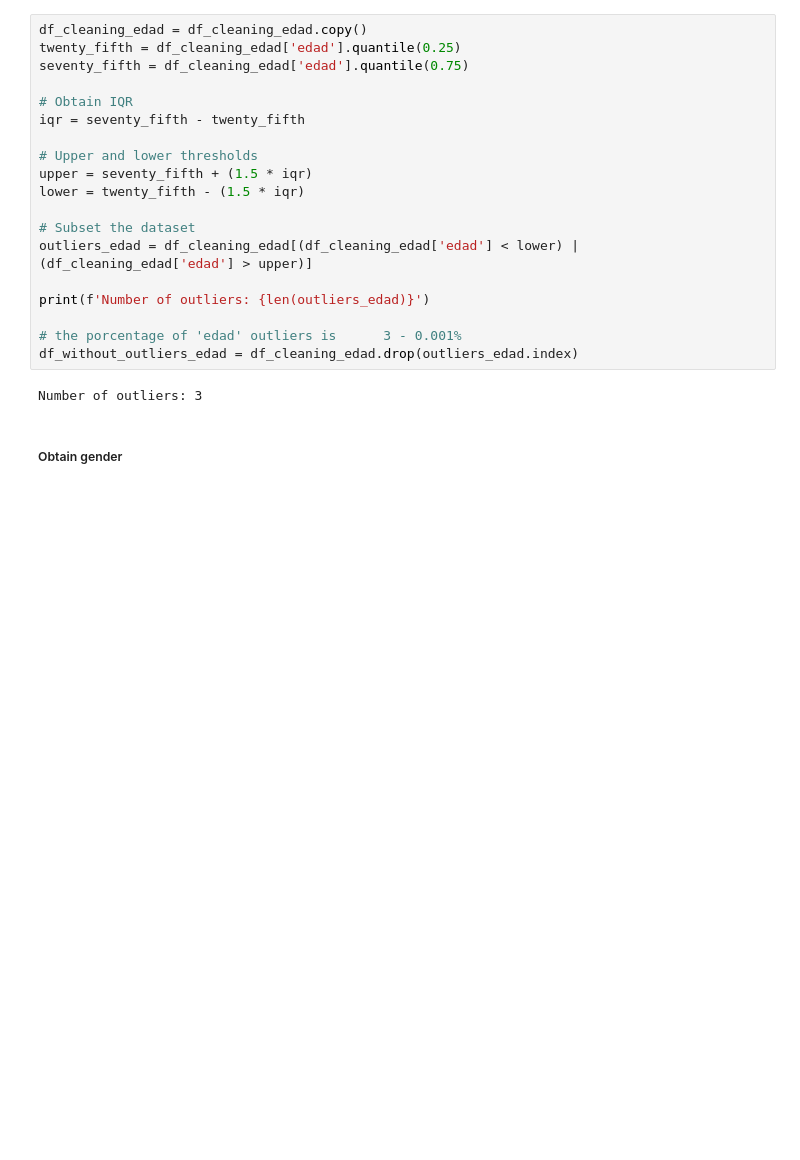
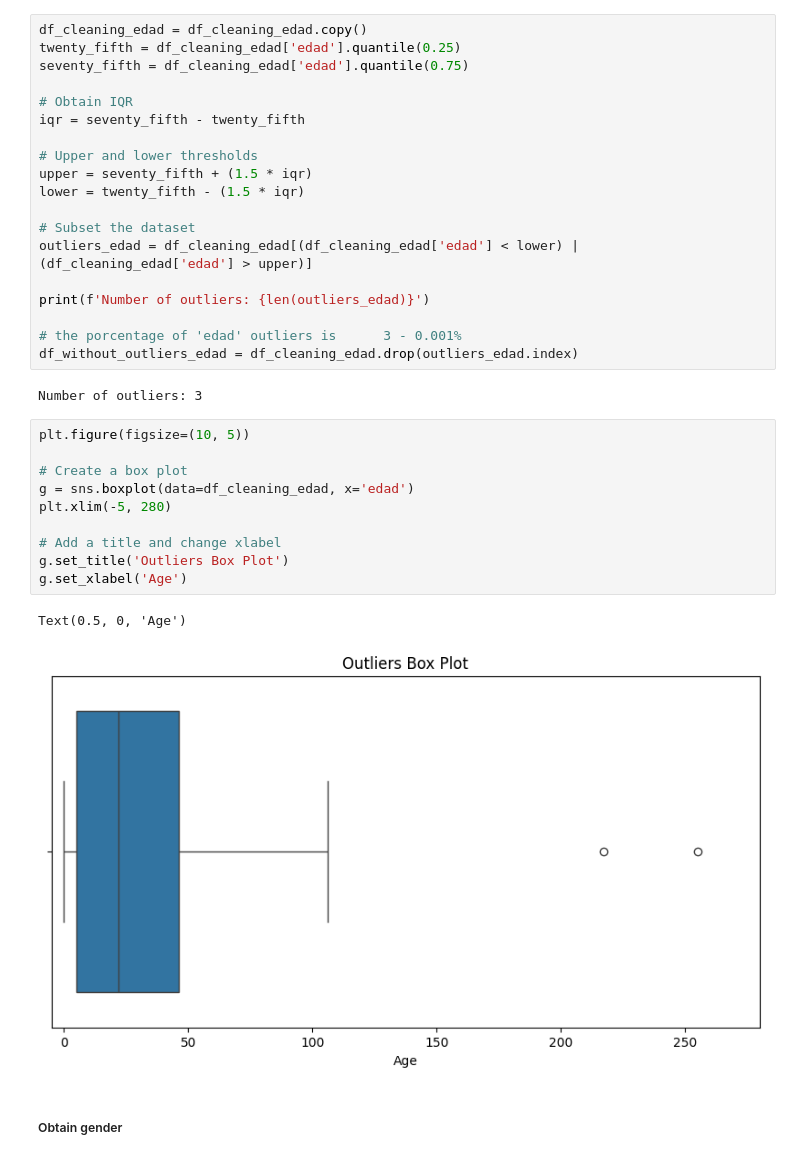
Before and after one commit to isaacmenchaca97/hospital_wait_time_prediction, a Jupyter notebook: ART/data_analysis.ipynb, the cells around one changed output. Drawn from its saved outputs; the diff is of its cells as text; blank space fills up the shorter version.

```diff
--- a/ART/data_analysis.ipynb
+++ b/ART/data_analysis.ipynb
@@ -113,6 +106,19 @@ print(f'Number of outliers: {len(outliers_edad)}')
 df_without_outliers_edad = df_cleaning_edad.drop(outliers_edad.index)
 # %% [output]
 Number of outliers: 3
+# %%
+plt.figure(figsize=(10, 5))
+
+# Create a box plot
+g = sns.boxplot(data=df_cleaning_edad, x='edad')
+plt.xlim(-5, 280)
+
+# Add a title and change xlabel
+g.set_title('Outliers Box Plot')
+g.set_xlabel('Age')
+# %% [output]
+Text(0.5, 0, 'Age')
+[figure, added]
 # %% [markdown]
 ##### Obtain gender
 # %%
```
Also changed, not shown: parts of 3 cells of this notebook.
